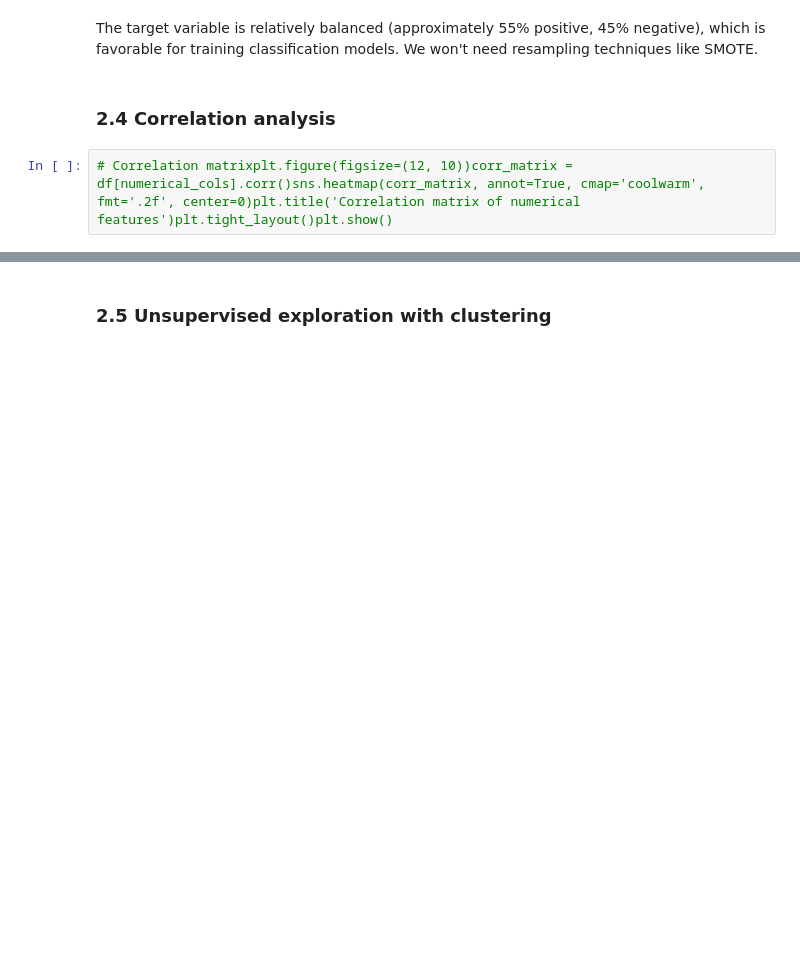
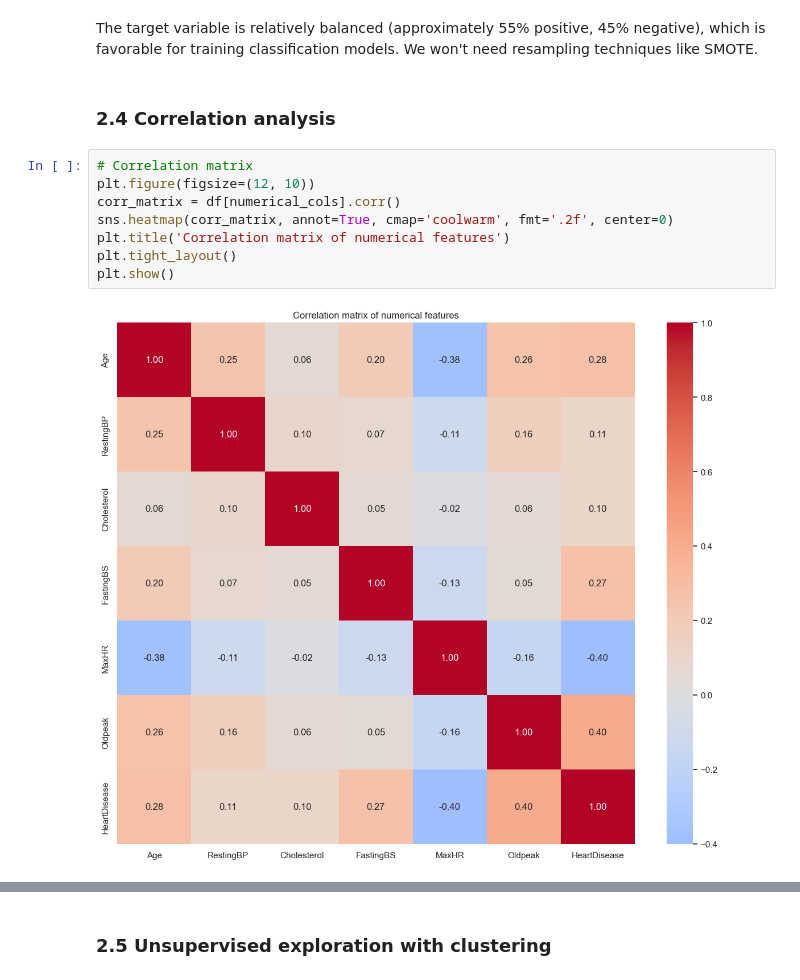
Before and after one commit to zinekh/heart-failure-prediction-ml, a Jupyter notebook: heart_failure_prediction.ipynb, the cells around one changed output, grey strips where cells are left out. Saved outputs shown, nothing was run; the diff lists cells and outputs as text; blank space fills up the shorter version.

```diff
--- a/heart_failure_prediction.ipynb
+++ b/heart_failure_prediction.ipynb
@@ -35,5 +207,13 @@ The target variable is relatively balanced (approximately 55% positive, 45% nega
 # %% [markdown]
 ### 2.4 Correlation analysis
 # %%
-# Correlation matrixplt.figure(figsize=(12, 10))corr_matrix = df[numerical_cols].corr()sns.heatmap(corr_matrix, annot=True, cmap='coolwarm', fmt='.2f', center=0)plt.title('Correlation matrix of numerical features')plt.tight_layout()plt.show()
+# Correlation matrix
+plt.figure(figsize=(12, 10))
+corr_matrix = df[numerical_cols].corr()
+sns.heatmap(corr_matrix, annot=True, cmap='coolwarm', fmt='.2f', center=0)
+plt.title('Correlation matrix of numerical features')
+plt.tight_layout()
+plt.show()
+# %% [output]
+[figure, added]
 # %% [markdown]
```
Also changed, not shown: parts of 32 cells of this notebook.
